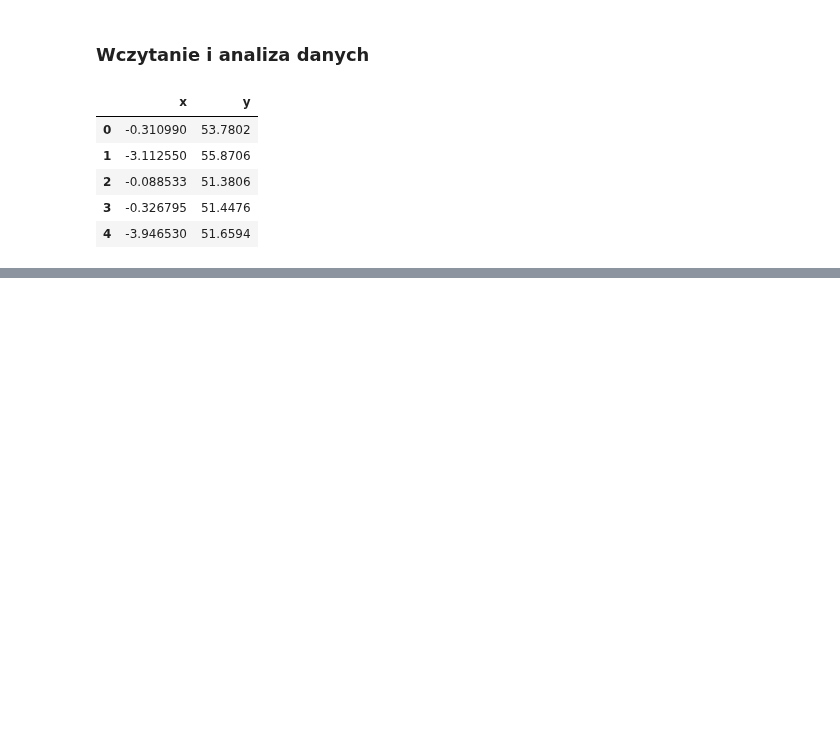
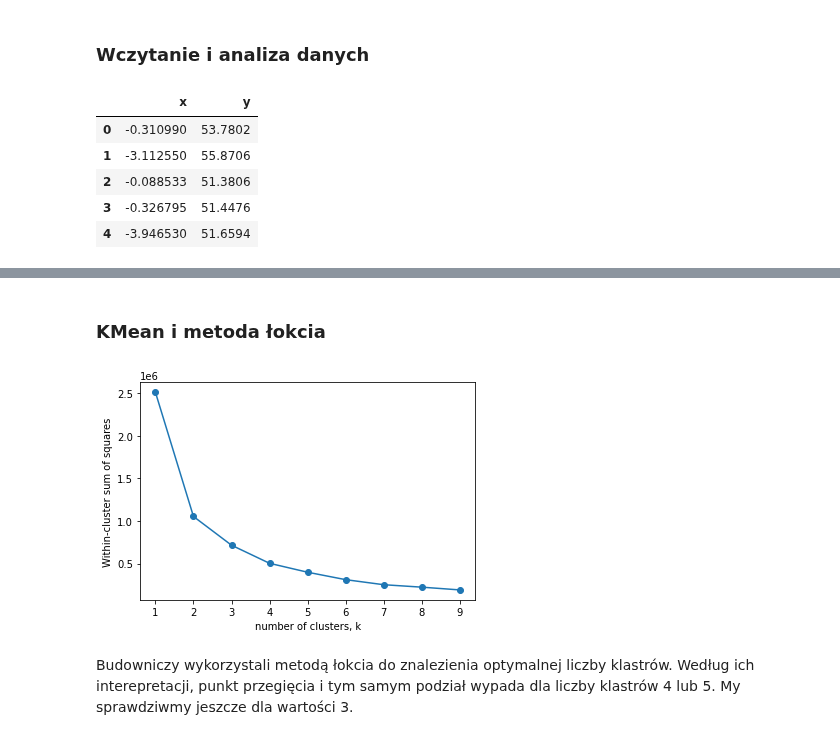
Before and after one commit to malwina0/2022L-ML, a Jupyter notebook: ZD5/ZD5_Piwko_Wojewoda.ipynb, the cells around one changed output, grey strips where cells are left out. Cells and saved outputs as stored; diff of their text form; code cells hidden in the pictures; blank space fills up the shorter version.

```diff
--- a/ZD5/ZD5_Piwko_Wojewoda.ipynb
+++ b/ZD5/ZD5_Piwko_Wojewoda.ipynb
@@ -28,2 +50,22 @@ X.head()
 # %%
 ## na razie stop bo jednak nie wiem co w tym przypadku w ogóle ma robić walidacja
+# %% [markdown]
+### KMean i metoda łokcia
+# %%
+ks = range(1, 10)
+scores = []
+
+for k in ks:
+    model = KMeans(n_clusters = k)
+    model.fit(X)
+    scores.append(model.score(X) * -1)
+
+plt.plot(ks, scores, '-o')
+plt.xlabel('number of clusters, k')
+plt.ylabel('Within-cluster sum of squares')
+plt.xticks(ks)
+plt.show()
+# %% [output]
+[figure, added]
+# %% [markdown]
+Budowniczy wykorzystali metodą łokcia do znalezienia optymalnej liczby klastrów. Według ich interepretacji, punkt przegięcia i tym samym podział wypada dla liczby klastrów 4 lub 5. My sprawdziwmy jeszcze dla wartości 3.
```
Also changed, not shown: parts of 14 cells of this notebook, 1 other file.
